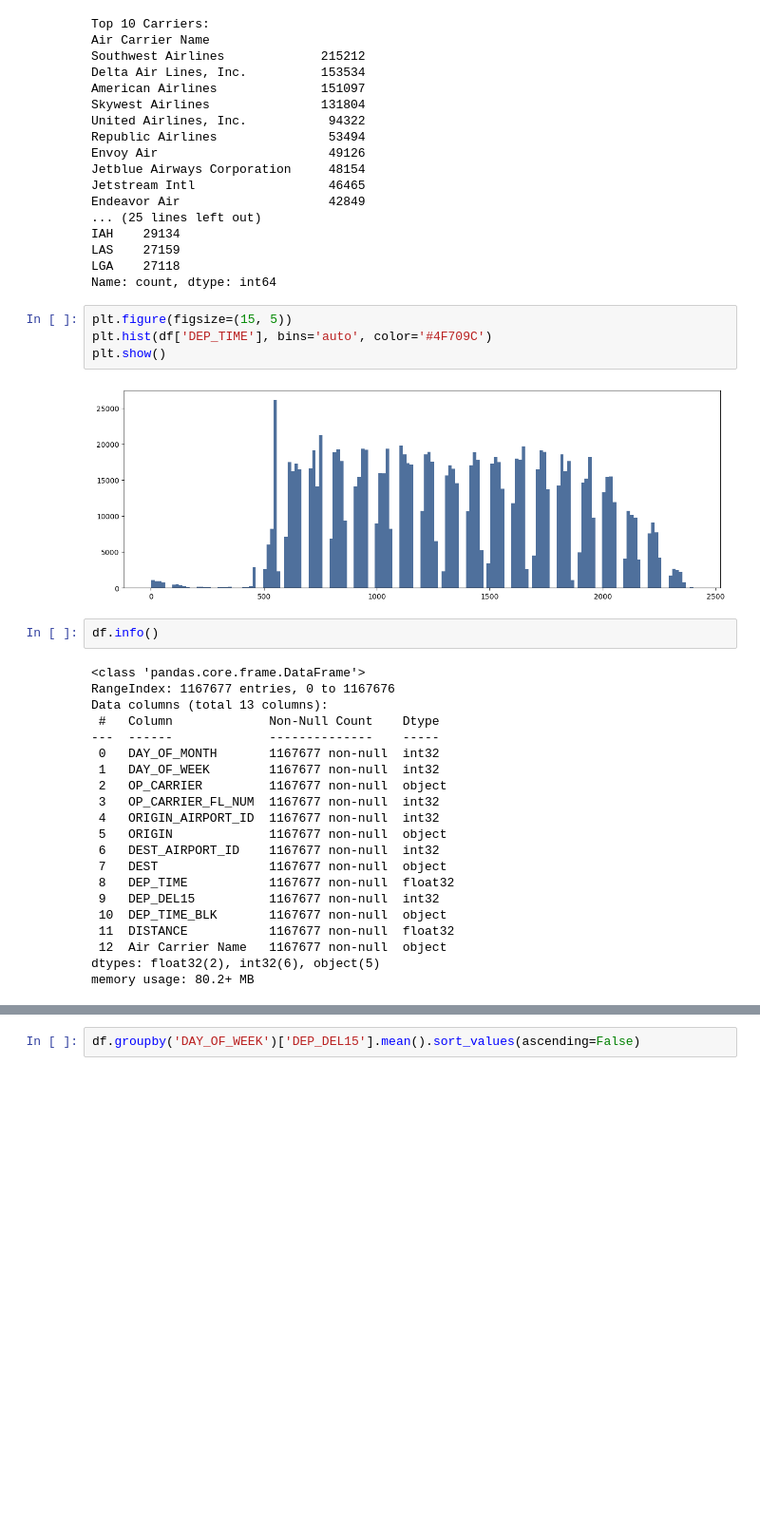
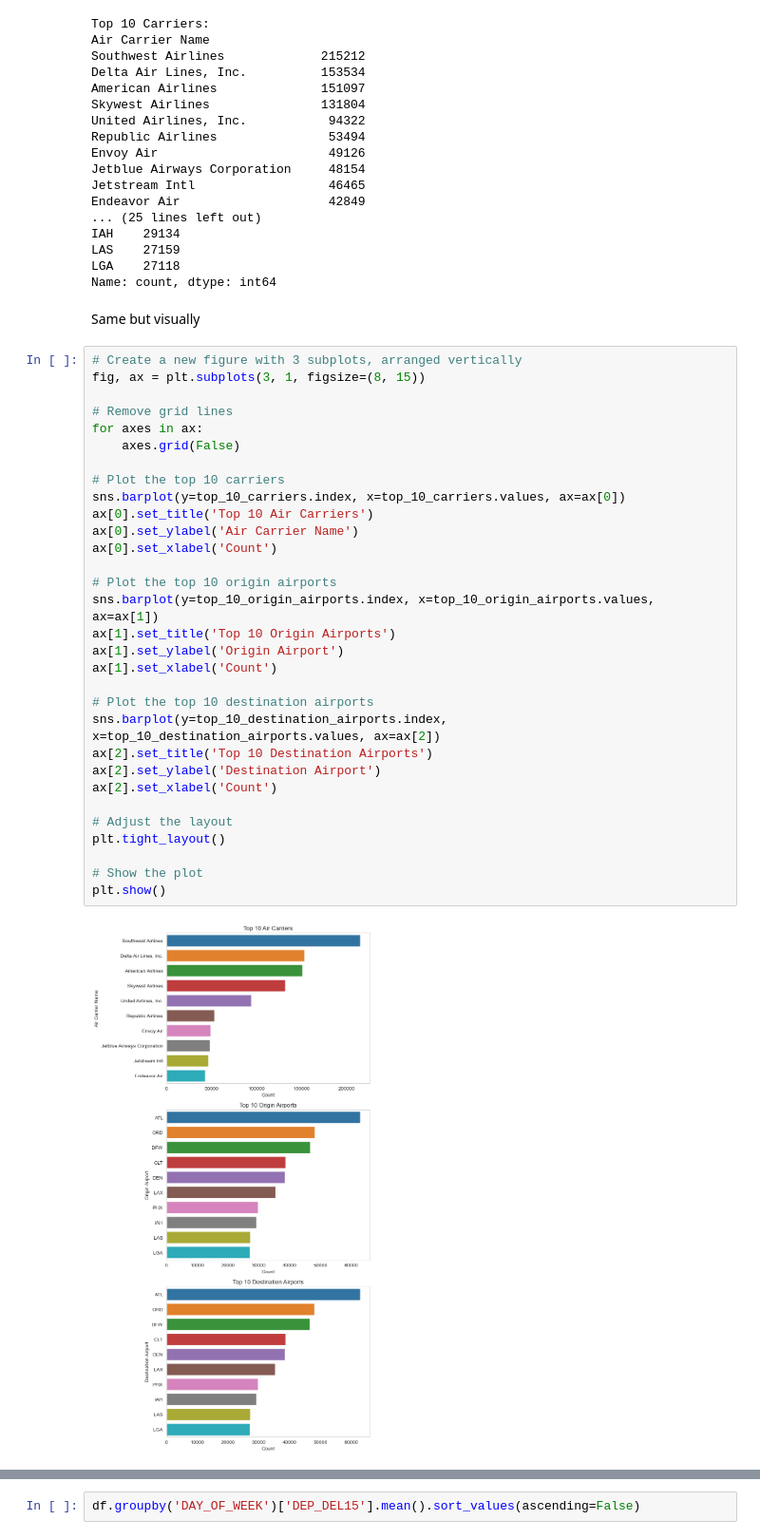
Before and after one commit to mezamateoj/Flight-Delay-Prediction, a Jupyter notebook: notebooks/EDA.ipynb, the cells around one changed output, grey strips where cells are left out. Shown at 95% size. Cells and saved outputs as stored; diff of their text form; blank space fills up the shorter version.

```diff
--- a/notebooks/EDA.ipynb
+++ b/notebooks/EDA.ipynb
@@ -176,32 +156,38 @@ IAH    29134
 LAS    27159
 LGA    27118
 Name: count, dtype: int64
-# %%
-plt.figure(figsize=(15, 5))
-plt.hist(df['DEP_TIME'], bins='auto', color='#4F709C')
-plt.show()
-# %% [output]
-[figure, removed]
-# %%
-df.info()
-# %% [output]
-<class 'pandas.core.frame.DataFrame'>
-RangeIndex: 1167677 entries, 0 to 1167676
-Data columns (total 13 columns):
- #   Column             Non-Null Count    Dtype
----  ------             --------------    -----
- 0   DAY_OF_MONTH       1167677 non-null  int32
- 1   DAY_OF_WEEK        1167677 non-null  int32
- 2   OP_CARRIER         1167677 non-null  object
- 3   OP_CARRIER_FL_NUM  1167677 non-null  int32
- 4   ORIGIN_AIRPORT_ID  1167677 non-null  int32
- 5   ORIGIN             1167677 non-null  object
- 6   DEST_AIRPORT_ID    1167677 non-null  int32
- 7   DEST               1167677 non-null  object
- 8   DEP_TIME           1167677 non-null  float32
- 9   DEP_DEL15          1167677 non-null  int32
- 10  DEP_TIME_BLK       1167677 non-null  object
- 11  DISTANCE           1167677 non-null  float32
- 12  Air Carrier Name   1167677 non-null  object
-dtypes: float32(2), int32(6), object(5)
-memory usage: 80.2+ MB
+# %% [markdown]
+Same but visually
+# %%
+# Create a new figure with 3 subplots, arranged vertically
+fig, ax = plt.subplots(3, 1, figsize=(8, 15))
+
+# Remove grid lines
+for axes in ax:
+    axes.grid(False)
+
+# Plot the top 10 carriers
+sns.barplot(y=top_10_carriers.index, x=top_10_carriers.values, ax=ax[0])
+ax[0].set_title('Top 10 Air Carriers')
+ax[0].set_ylabel('Air Carrier Name')
+ax[0].set_xlabel('Count')
+
+# Plot the top 10 origin airports
+sns.barplot(y=top_10_origin_airports.index, x=top_10_origin_airports.values, ax=ax[1])
+ax[1].set_title('Top 10 Origin Airports')
+ax[1].set_ylabel('Origin Airport')
+ax[1].set_xlabel('Count')
+
+# Plot the top 10 destination airports
+sns.barplot(y=top_10_destination_airports.index, x=top_10_destination_airports.values, ax=ax[2])
+ax[2].set_title('Top 10 Destination Airports')
+ax[2].set_ylabel('Destination Airport')
+ax[2].set_xlabel('Count')
+
+# Adjust the layout
+plt.tight_layout()
+
+# Show the plot
+plt.show()
+# %% [output]
+[figure, added]
```
Also changed, not shown: parts of 20 cells of this notebook, 3 other files.
